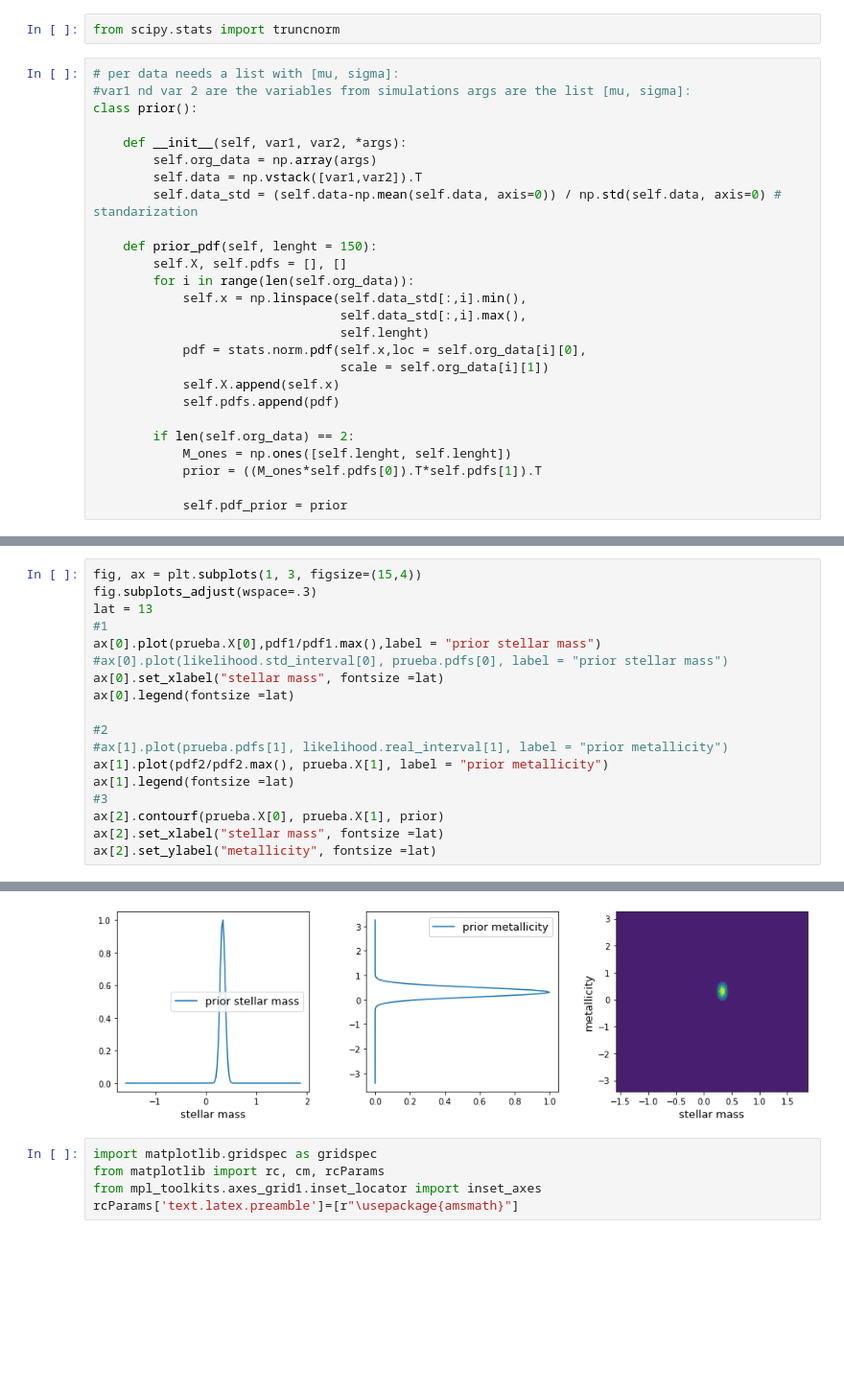
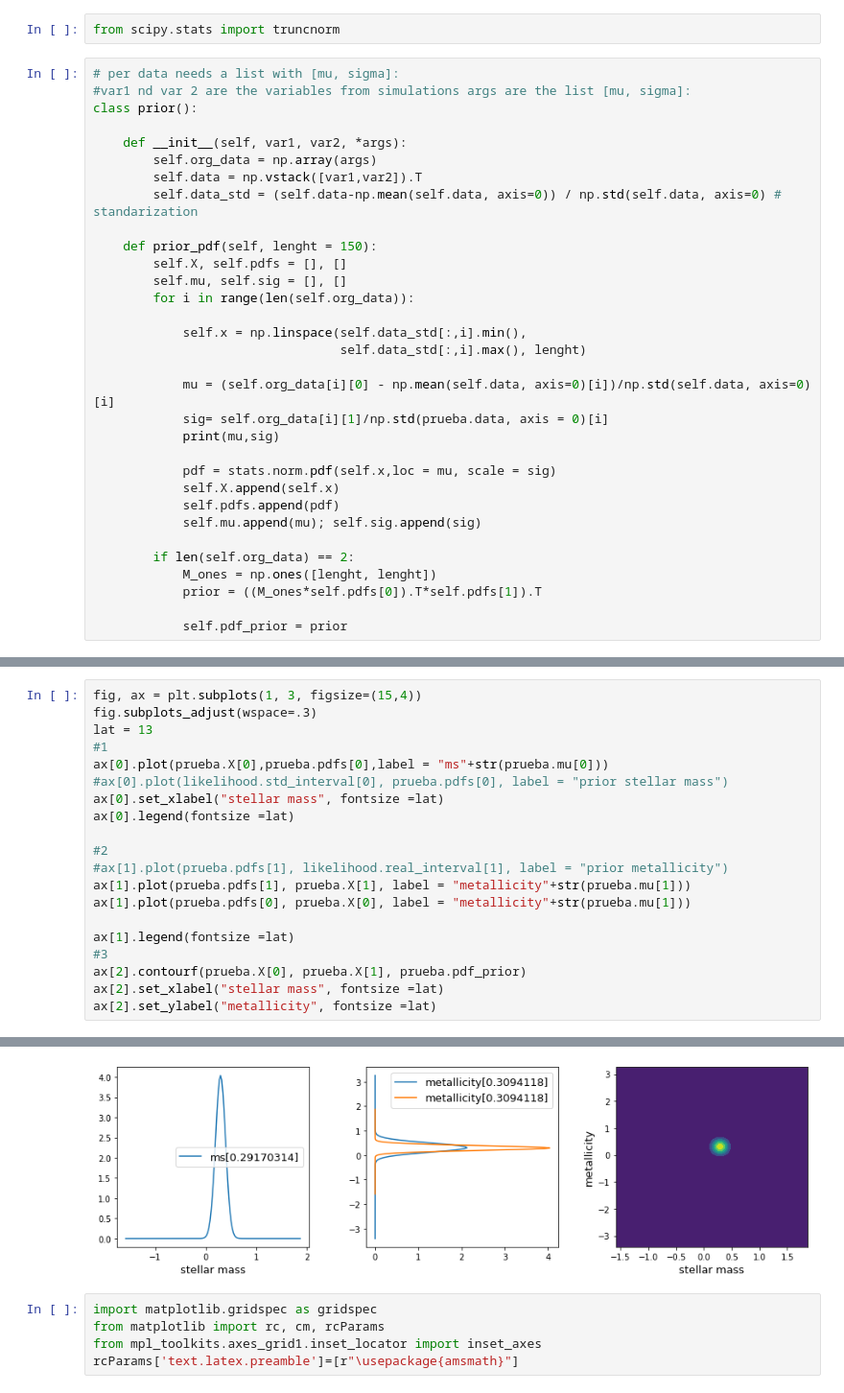
Before and after one commit to fjbautistas/kde_example, a Jupyter notebook: Marginal_Distributions.ipynb, the cells around one changed output, grey strips where cells are left out. Shown at 96% size. Saved outputs shown, nothing was run; the diff lists cells and outputs as text; blank space fills up the shorter version.

Commit message:
corrections in the prior plot x4, some dubts in the prior plot x3

```diff
--- a/Marginal_Distributions.ipynb
+++ b/Marginal_Distributions.ipynb
@@ -147,17 +147,23 @@ class prior():
 
     def prior_pdf(self, lenght = 150):
         self.X, self.pdfs = [], []
+        self.mu, self.sig = [], []
         for i in range(len(self.org_data)):
+
             self.x = np.linspace(self.data_std[:,i].min(),
-                                 self.data_std[:,i].max(),
-                                 self.lenght)
-            pdf = stats.norm.pdf(self.x,loc = self.org_data[i][0],
-                                 scale = self.org_data[i][1])
+                                 self.data_std[:,i].max(), lenght)
+
+            mu = (self.org_data[i][0] - np.mean(self.data, axis=0)[i])/np.std(self.data, axis=0)[i]
+            sig= self.org_data[i][1]/np.std(prueba.data, axis = 0)[i]
+            print(mu,sig)
+
+            pdf = stats.norm.pdf(self.x,loc = mu, scale = sig)
             self.X.append(self.x)
             self.pdfs.append(pdf)
+            self.mu.append(mu); self.sig.append(sig)
 
         if len(self.org_data) == 2:
-            M_ones = np.ones([self.lenght, self.lenght])
+            M_ones = np.ones([lenght, lenght])
             prior = ((M_ones*self.pdfs[0]).T*self.pdfs[1]).T
 
             self.pdf_prior = prior
@@ -230,24 +212,26 @@ prior = ((M_ones*pdf1).T*pdf2).T
 # %%
 fig, ax = plt.subplots(1, 3, figsize=(15,4))
 fig.subplots_adjust(wspace=.3)
 lat = 13
 #1
-ax[0].plot(prueba.X[0],pdf1/pdf1.max(),label = "prior stellar mass")
+ax[0].plot(prueba.X[0],prueba.pdfs[0],label = "ms"+str(prueba.mu[0]))
 #ax[0].plot(likelihood.std_interval[0], prueba.pdfs[0], label = "prior stellar mass")
 ax[0].set_xlabel("stellar mass", fontsize =lat)
 ax[0].legend(fontsize =lat)
 
 #2
 #ax[1].plot(prueba.pdfs[1], likelihood.real_interval[1], label = "prior metallicity")
-ax[1].plot(pdf2/pdf2.max(), prueba.X[1], label = "prior metallicity")
+ax[1].plot(prueba.pdfs[1], prueba.X[1], label = "metallicity"+str(prueba.mu[1]))
+ax[1].plot(prueba.pdfs[0], prueba.X[0], label = "metallicity"+str(prueba.mu[1]))
+
 ax[1].legend(fontsize =lat)
 #3
-ax[2].contourf(prueba.X[0], prueba.X[1], prior)
+ax[2].contourf(prueba.X[0], prueba.X[1], prueba.pdf_prior)
 ax[2].set_xlabel("stellar mass", fontsize =lat)
 ax[2].set_ylabel("metallicity", fontsize =lat)
 # %% [output]
 Text(0, 0.5, 'metallicity')
-[figure, old version]
+[figure, new version]
 # %%
 import matplotlib.gridspec as gridspec
 from matplotlib import rc, cm, rcParams
```
Also changed, not shown: parts of 25 cells of this notebook.
